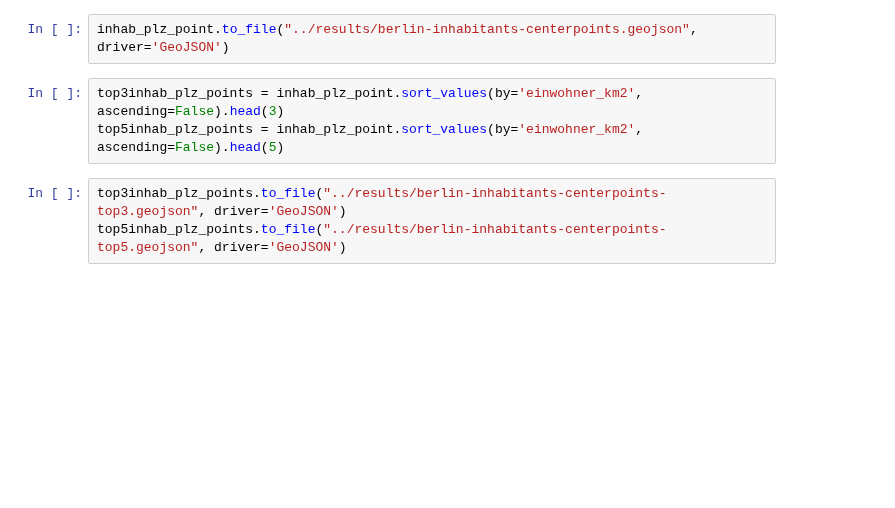
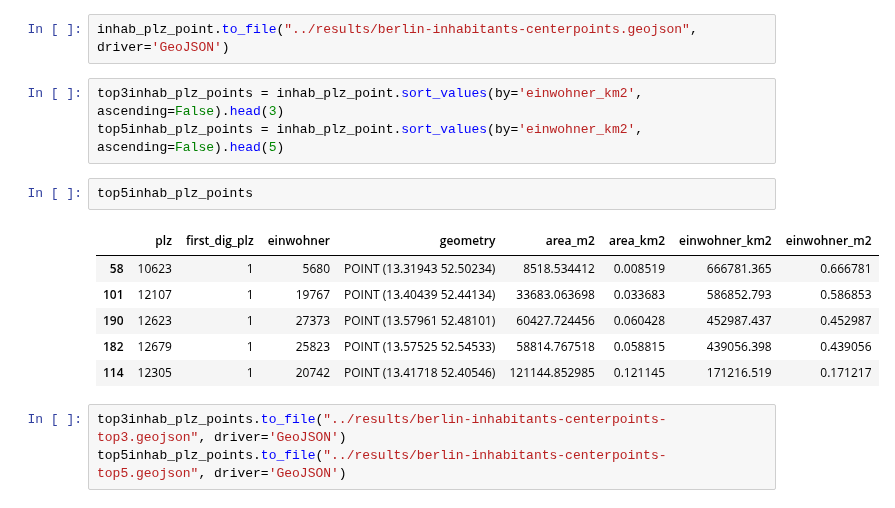
Before and after one commit to fom-big-data/fom-big-data-consulting-berlin-mobility-model, a Jupyter notebook: EXPLORATION/GEO-inhabitants-HelperBook.ipynb, the cells around one changed output. Cells and saved outputs as stored; diff of their text form; blank space fills up the shorter version.

```diff
--- a/EXPLORATION/GEO-inhabitants-HelperBook.ipynb
+++ b/EXPLORATION/GEO-inhabitants-HelperBook.ipynb
@@ -200,6 +200,15 @@ inhab_plz_point.to_file("../results/berlin-inhabitants-centerpoints.geojson", dr
 # %%
 top3inhab_plz_points = inhab_plz_point.sort_values(by='einwohner_km2', ascending=False).head(3)
 top5inhab_plz_points = inhab_plz_point.sort_values(by='einwohner_km2', ascending=False).head(5)
+# %%
+top5inhab_plz_points
+# %% [output]
+|  | plz | first_dig_plz | einwohner | geometry | area_m2 | area_km2 | einwohner_km2 | einwohner_m2 |
+| 58 | 10623 | 1 | 5680 | POINT (13.31943 52.50234) | 8518.534412 | 0.008519 | 666781.365 | 0.666781 |
+| 101 | 12107 | 1 | 19767 | POINT (13.40439 52.44134) | 33683.063698 | 0.033683 | 586852.793 | 0.586853 |
+| 190 | 12623 | 1 | 27373 | POINT (13.57961 52.48101) | 60427.724456 | 0.060428 | 452987.437 | 0.452987 |
+| 182 | 12679 | 1 | 25823 | POINT (13.57525 52.54533) | 58814.767518 | 0.058815 | 439056.398 | 0.439056 |
+| 114 | 12305 | 1 | 20742 | POINT (13.41718 52.40546) | 121144.852985 | 0.121145 | 171216.519 | 0.171217 |
 # %%
 top3inhab_plz_points.to_file("../results/berlin-inhabitants-centerpoints-top3.geojson", driver='GeoJSON')
 top5inhab_plz_points.to_file("../results/berlin-inhabitants-centerpoints-top5.geojson", driver='GeoJSON')
```
Also changed, not shown: 5 other files.
